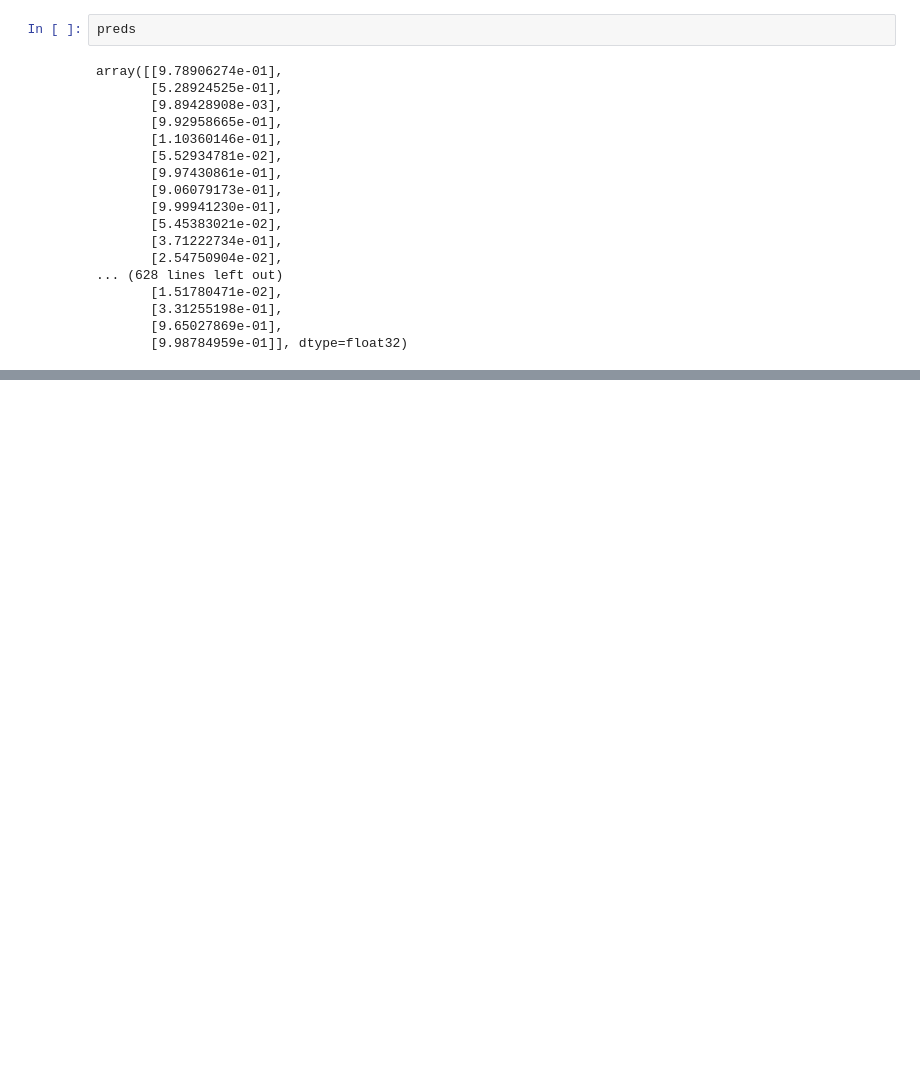
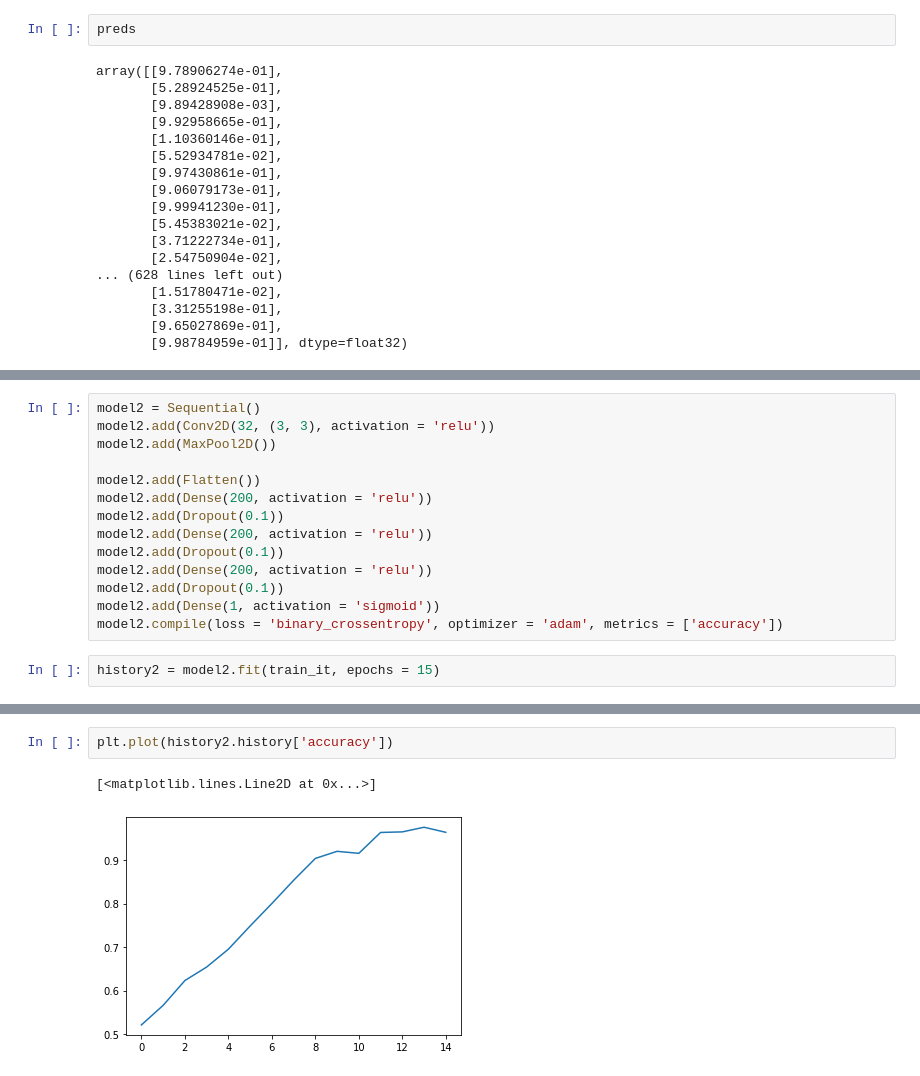
Before and after one commit to transcriptive/hotdog-notdog, a Jupyter notebook: hotdogCNN.ipynb, the cells around one changed output, grey strips where cells are left out. Cells and saved outputs as stored; diff of their text form; blank space fills up the shorter version.

Commit message:
trained second model

```diff
--- a/hotdogCNN.ipynb
+++ b/hotdogCNN.ipynb
@@ -97,0 +98,16 @@ INFO:tensorflow:Assets written to: model/assets
+# %%
+model2 = Sequential()
+model2.add(Conv2D(32, (3, 3), activation = 'relu'))
+model2.add(MaxPool2D())
+
+model2.add(Flatten())
+model2.add(Dense(200, activation = 'relu'))
+model2.add(Dropout(0.1))
+model2.add(Dense(200, activation = 'relu'))
+model2.add(Dropout(0.1))
+model2.add(Dense(200, activation = 'relu'))
+model2.add(Dropout(0.1))
+model2.add(Dense(1, activation = 'sigmoid'))
+model2.compile(loss = 'binary_crossentropy', optimizer = 'adam', metrics = ['accuracy'])
+# %%
+history2 = model2.fit(train_it, epochs = 15)
@@ -97,0 +132,5 @@ INFO:tensorflow:Assets written to: model/assets
+# %%
+plt.plot(history2.history['accuracy'])
+# %% [output]
+[<matplotlib.lines.Line2D at 0x...>]
+[figure, added]
```
Also changed, not shown: parts of 6 cells of this notebook.
